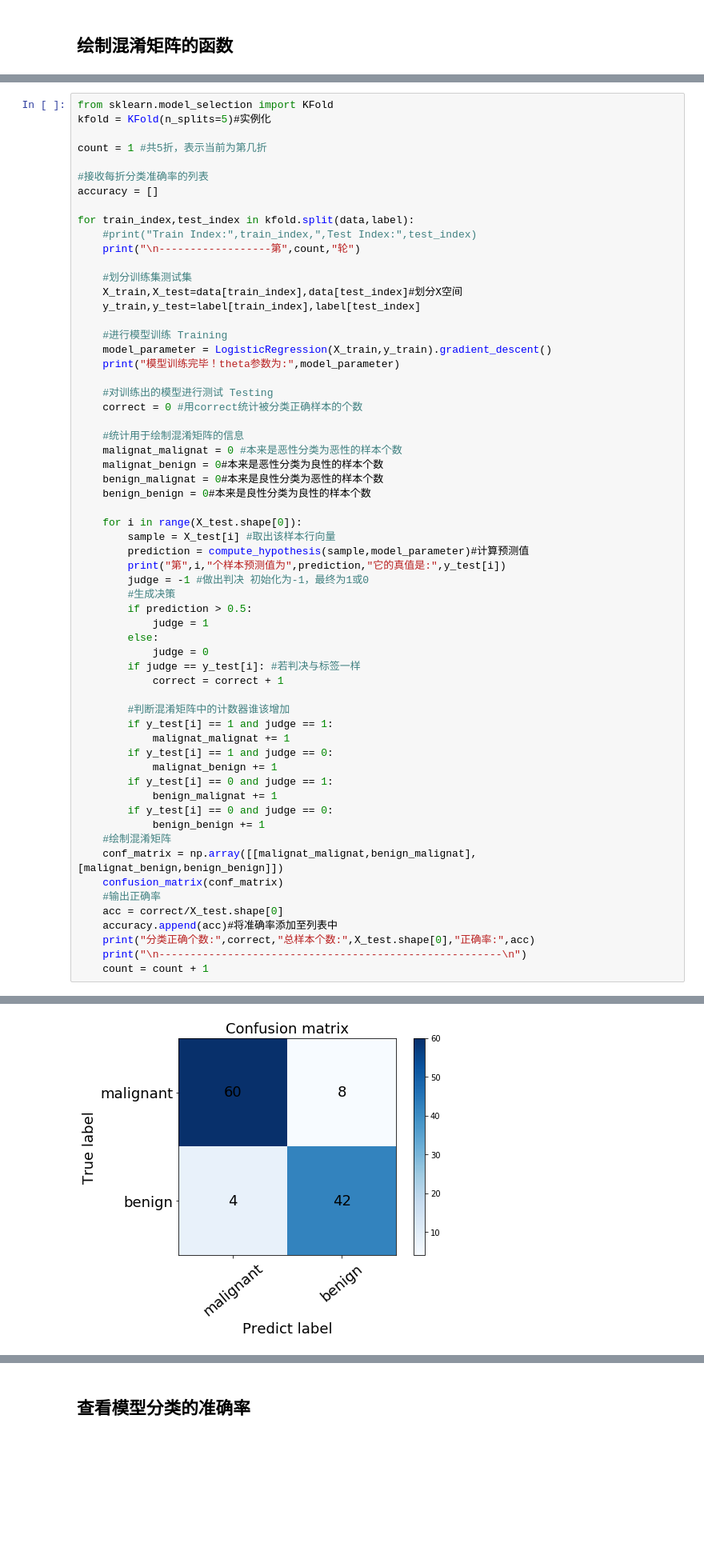
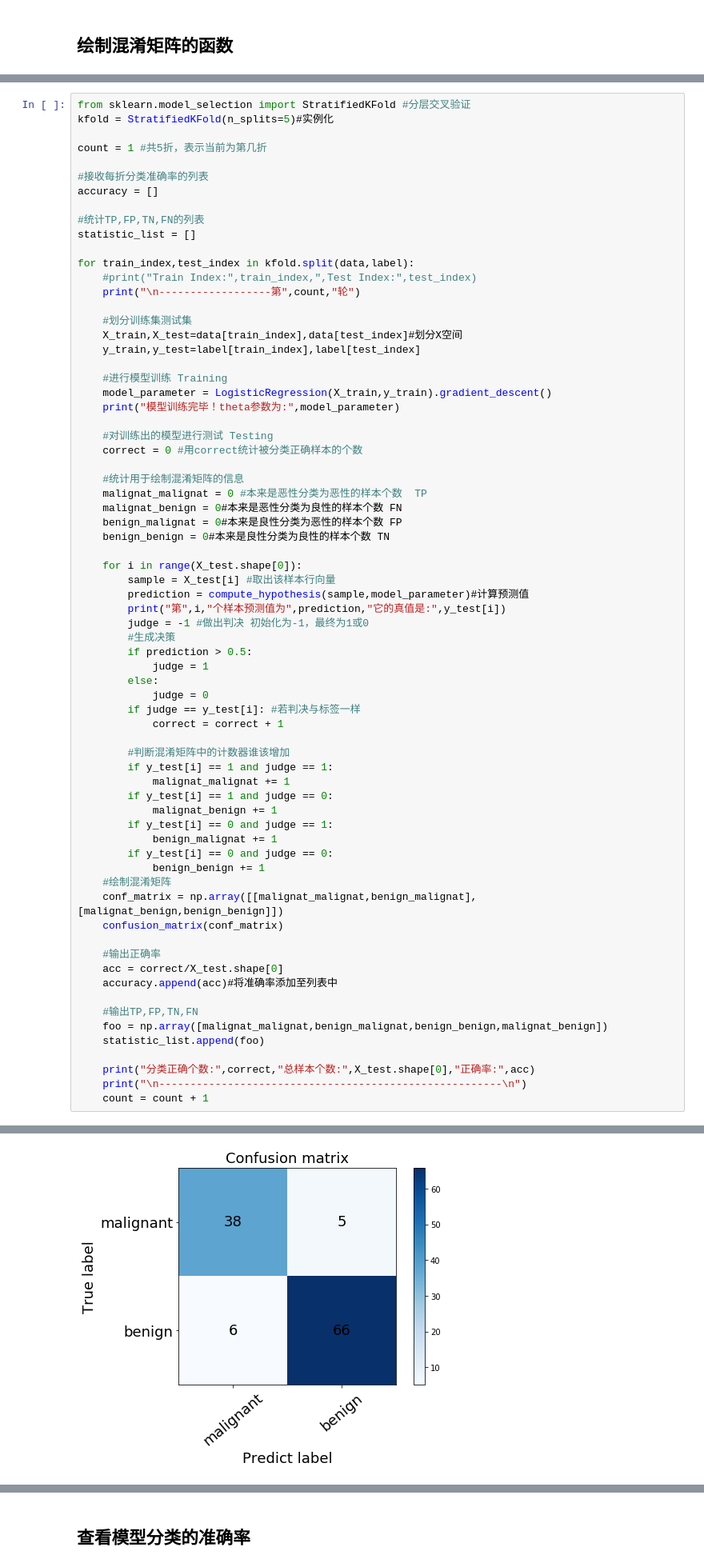
Before and after one commit to YSQ-1018/LogisticRegression, a Jupyter notebook: LogisticRegression_OK.ipynb, the cells around one changed output, grey strips where cells are left out. Shown at 80% size. Drawn from its saved outputs; the diff is of its cells as text; blank space fills up the shorter version.

```diff
--- a/LogisticRegression_OK.ipynb
+++ b/LogisticRegression_OK.ipynb
@@ -257,11 +257,14 @@ def confusion_matrix(matrix):
 # %%
-from sklearn.model_selection import KFold
-kfold = KFold(n_splits=5)#实例化
+from sklearn.model_selection import StratifiedKFold #分层交叉验证
+kfold = StratifiedKFold(n_splits=5)#实例化
 
 count = 1 #共5折，表示当前为第几折
 
 #接收每折分类准确率的列表
 accuracy = []
+
+#统计TP,FP,TN,FN的列表
+statistic_list = []
 
 for train_index,test_index in kfold.split(data,label):
     #print("Train Index:",train_index,",Test Index:",test_index)
@@ -279,10 +282,10 @@ for train_index,test_index in kfold.split(data,label):
     correct = 0 #用correct统计被分类正确样本的个数
 
     #统计用于绘制混淆矩阵的信息
-    malignat_malignat = 0 #本来是恶性分类为恶性的样本个数
-    malignat_benign = 0#本来是恶性分类为良性的样本个数
-    benign_malignat = 0#本来是良性分类为恶性的样本个数
-    benign_benign = 0#本来是良性分类为良性的样本个数
+    malignat_malignat = 0 #本来是恶性分类为恶性的样本个数  TP
+    malignat_benign = 0#本来是恶性分类为良性的样本个数 FN
+    benign_malignat = 0#本来是良性分类为恶性的样本个数 FP
+    benign_benign = 0#本来是良性分类为良性的样本个数 TN
 
     for i in range(X_test.shape[0]):
         sample = X_test[i] #取出该样本行向量
@@ -309,9 +312,15 @@ for train_index,test_index in kfold.split(data,label):
     #绘制混淆矩阵
     conf_matrix = np.array([[malignat_malignat,benign_malignat],[malignat_benign,benign_benign]])
     confusion_matrix(conf_matrix)
+
     #输出正确率
     acc = correct/X_test.shape[0]
     accuracy.append(acc)#将准确率添加至列表中
+
+    #输出TP,FP,TN,FN
+    foo = np.array([malignat_malignat,benign_malignat,benign_benign,malignat_benign])
+    statistic_list.append(foo)
+
     print("分类正确个数:",correct,"总样本个数:",X_test.shape[0],"正确率:",acc)
     print("\n-------------------------------------------------------\n")
     count = count + 1
@@ -335,2 +344,2 @@ confusion [[60  4]
 len(confusion) 2
-[figure, old version]
+[figure, new version]
```
Also changed, not shown: parts of 7 cells of this notebook.
